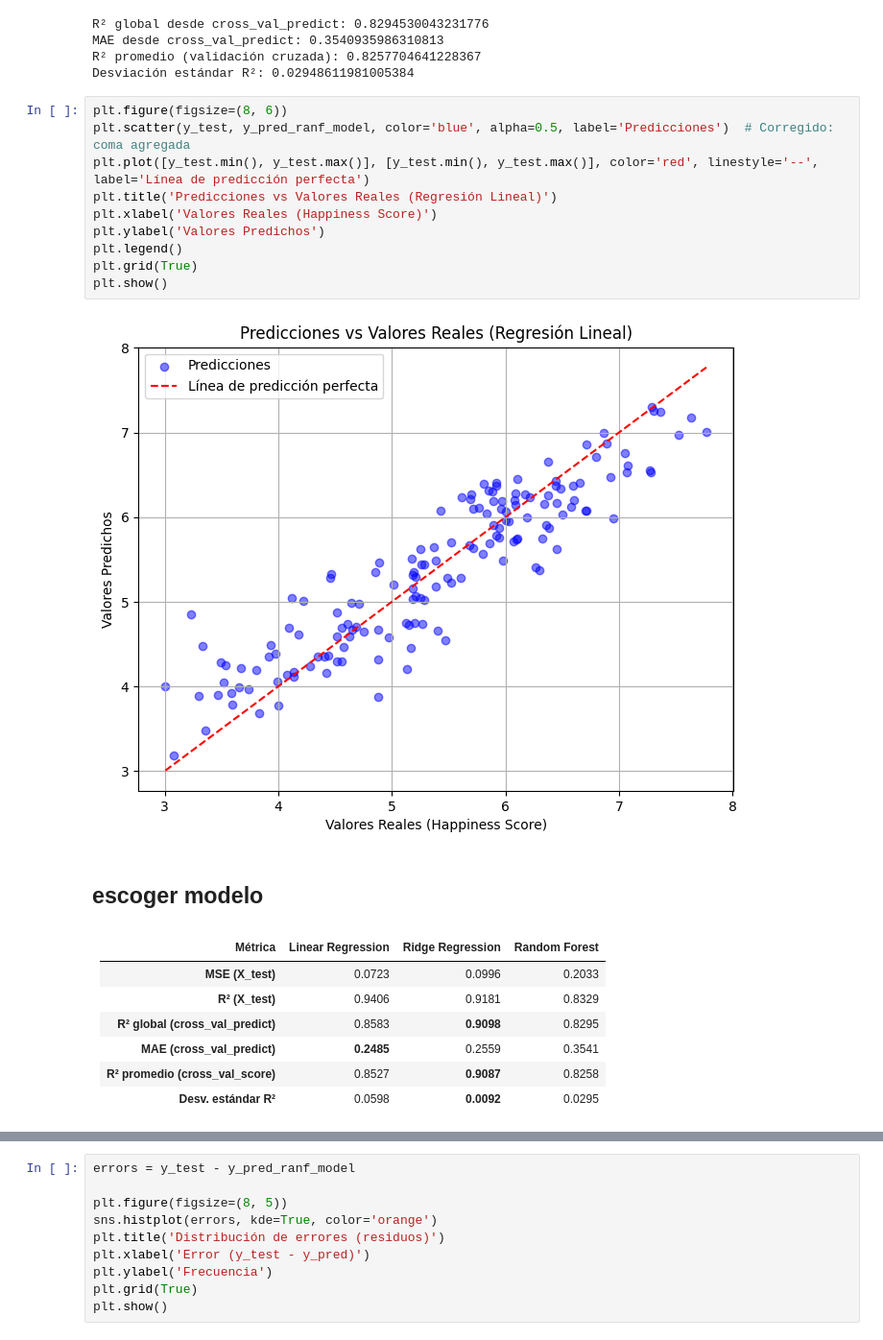
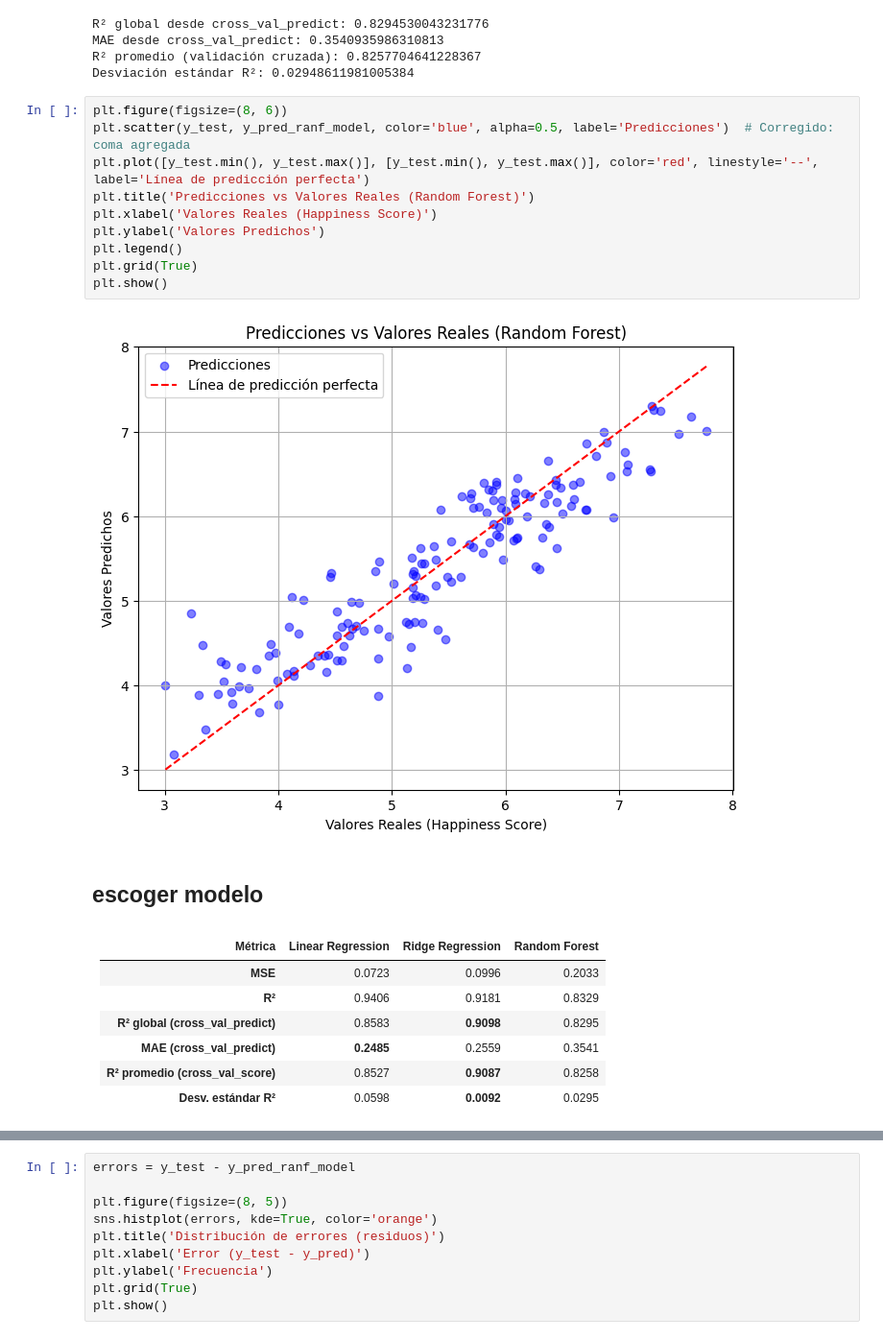
Before and after one commit to luzangelacarabali/ml-data-streaming, a Jupyter notebook: cuaderno/03_modelo.ipynb, the cells around one changed output, grey strips where cells are left out. Shown at 96% size. Cells and saved outputs as stored; diff of their text form.

```diff
--- a/cuaderno/03_modelo.ipynb
+++ b/cuaderno/03_modelo.ipynb
@@ -282,22 +282,22 @@ Desviación estándar R²: 0.02948611981005384
 # %%
 plt.figure(figsize=(8, 6))
 plt.scatter(y_test, y_pred_ranf_model, color='blue', alpha=0.5, label='Predicciones')  # Corregido: coma agregada
 plt.plot([y_test.min(), y_test.max()], [y_test.min(), y_test.max()], color='red', linestyle='--', label='Línea de predicción perfecta')
-plt.title('Predicciones vs Valores Reales (Regresión Lineal)')
+plt.title('Predicciones vs Valores Reales (Random Forest)')
 plt.xlabel('Valores Reales (Happiness Score)')
 plt.ylabel('Valores Predichos')
 plt.legend()
 plt.grid(True)
 plt.show()
 # %% [output]
-[figure, old version]
+[figure, new version]
 # %% [markdown]
 ## escoger modelo
 # %% [markdown]
 | **Métrica**                         | **Linear Regression** | **Ridge Regression** | **Random Forest** |
 | ----------------------------------- | --------------------- | -------------------- | ----------------- |
-| **MSE (X\_test)**                   | 0.0723                | 0.0996               | 0.2033            |
-| **R² (X\_test)**                    | 0.9406                | 0.9181               | 0.8329            |
+| **MSE**                   | 0.0723                | 0.0996               | 0.2033            |
+| **R²**                    | 0.9406                | 0.9181               | 0.8329            |
 | **R² global (cross\_val\_predict)** | 0.8583                | **0.9098**           | 0.8295            |
 | **MAE (cross\_val\_predict)**       | **0.2485**            | 0.2559               | 0.3541            |
 | **R² promedio (cross\_val\_score)** | 0.8527                | **0.9087**           | 0.8258            |
```
Also changed, not shown: parts of 6 cells of this notebook.
